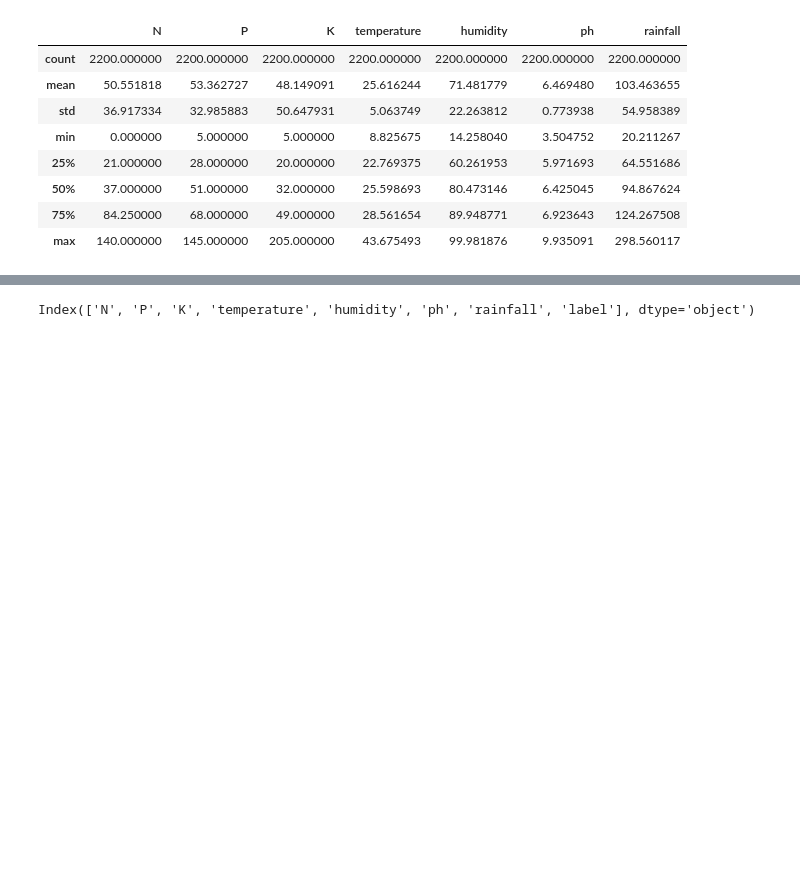
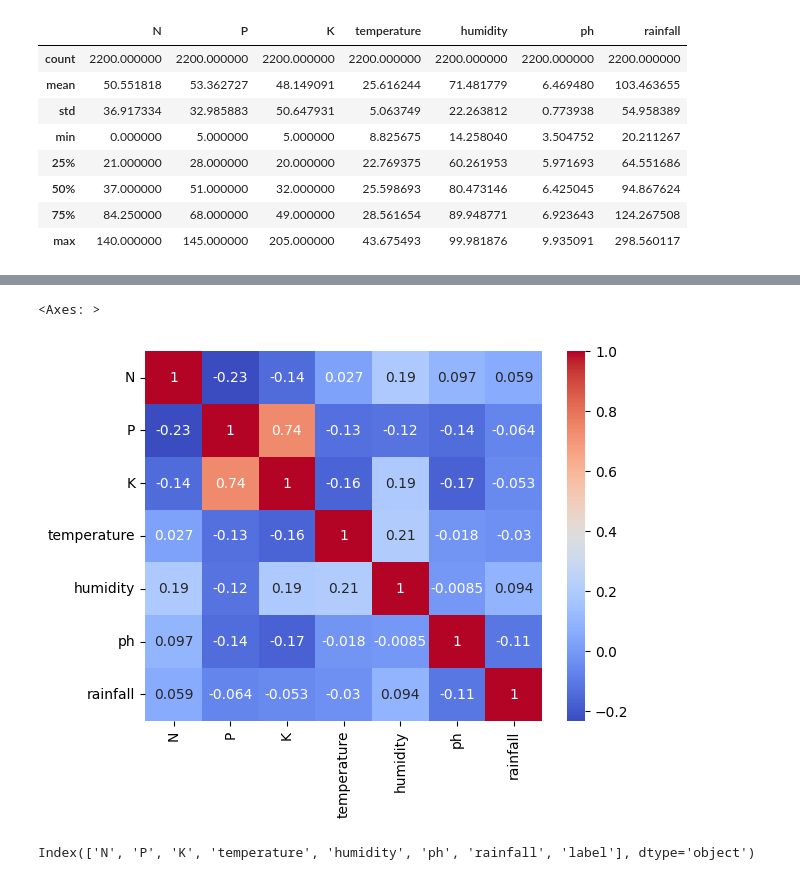
Before and after one commit to Mr-Chakradhar09/week-1, a Jupyter notebook: Crop and Fertilizer Recommendation Project -5/crop.ipynb, the cells around one changed output, grey strips where cells are left out. Saved outputs shown, nothing was run; the diff lists cells and outputs as text; code cells hidden in the pictures; blank space fills up the shorter version.

```diff
--- a/Crop and Fertilizer Recommendation Project -5/crop.ipynb
+++ b/Crop and Fertilizer Recommendation Project -5/crop.ipynb
@@ -84,0 +97,3 @@ crop.describe()
+# %%
+corr=crop.drop(['label'],axis=1).corr()
+corr
@@ -85,3 +109,8 @@ crop.describe()
+# %%
+sns.heatmap(corr, annot = True, cbar = True, cmap = 'coolwarm')
+# %% [output]
+<Axes: >
+[figure, added]
 # %%
 crop.columns
 # %% [output]
```
Also changed, not shown: parts of 12 cells of this notebook.
